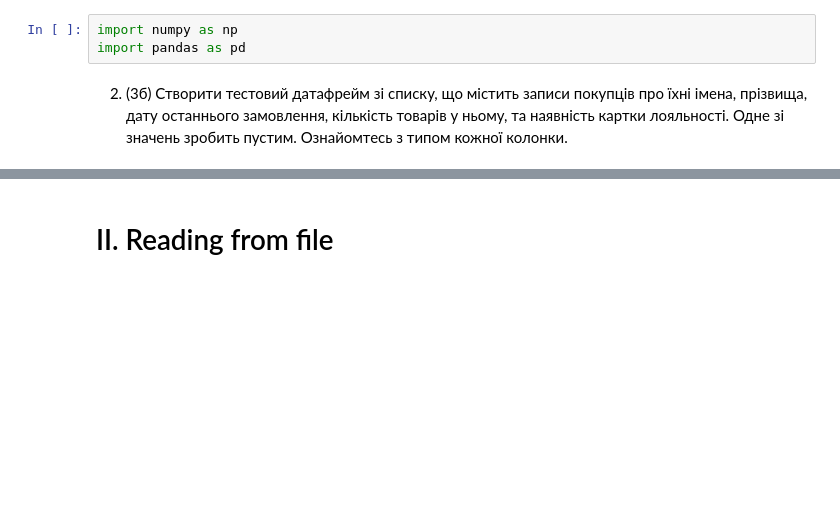
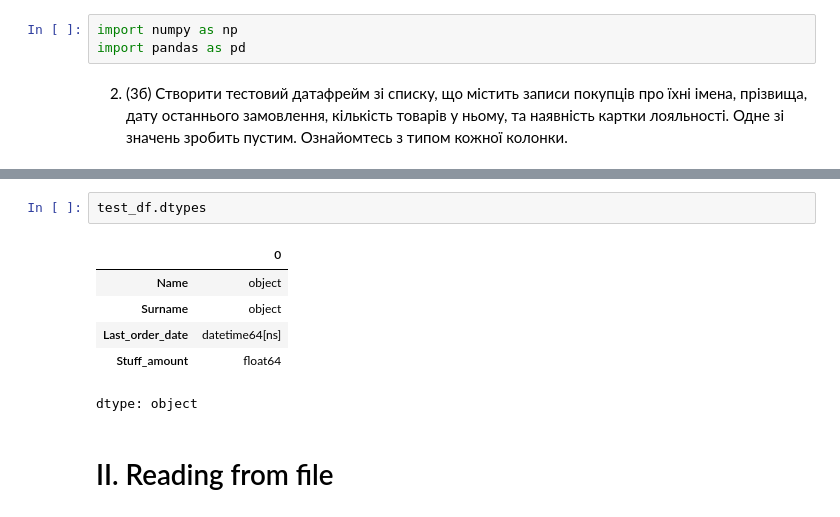
Before and after one commit to MaFiN1337/python-for-big-data-and-data-science, a Jupyter notebook: python_practice_9_2025.ipynb, the cells around one changed output, grey strips where cells are left out. Saved outputs shown, nothing was run; the diff lists cells and outputs as text; blank space fills up the shorter version.

```diff
--- a/python_practice_9_2025.ipynb
+++ b/python_practice_9_2025.ipynb
@@ -12,3 +22,12 @@ import pandas as pd
+# %%
+test_df.dtypes
+# %% [output]
+|  | 0 |
+| Name | object |
+| Surname | object |
+| Last_order_date | datetime64[ns] |
+| Stuff_amount | float64 |
+dtype: object
 # %% [markdown]
 # II. Reading from file
 # %% [markdown]
```
Also changed, not shown: parts of 1 cell of this notebook.
